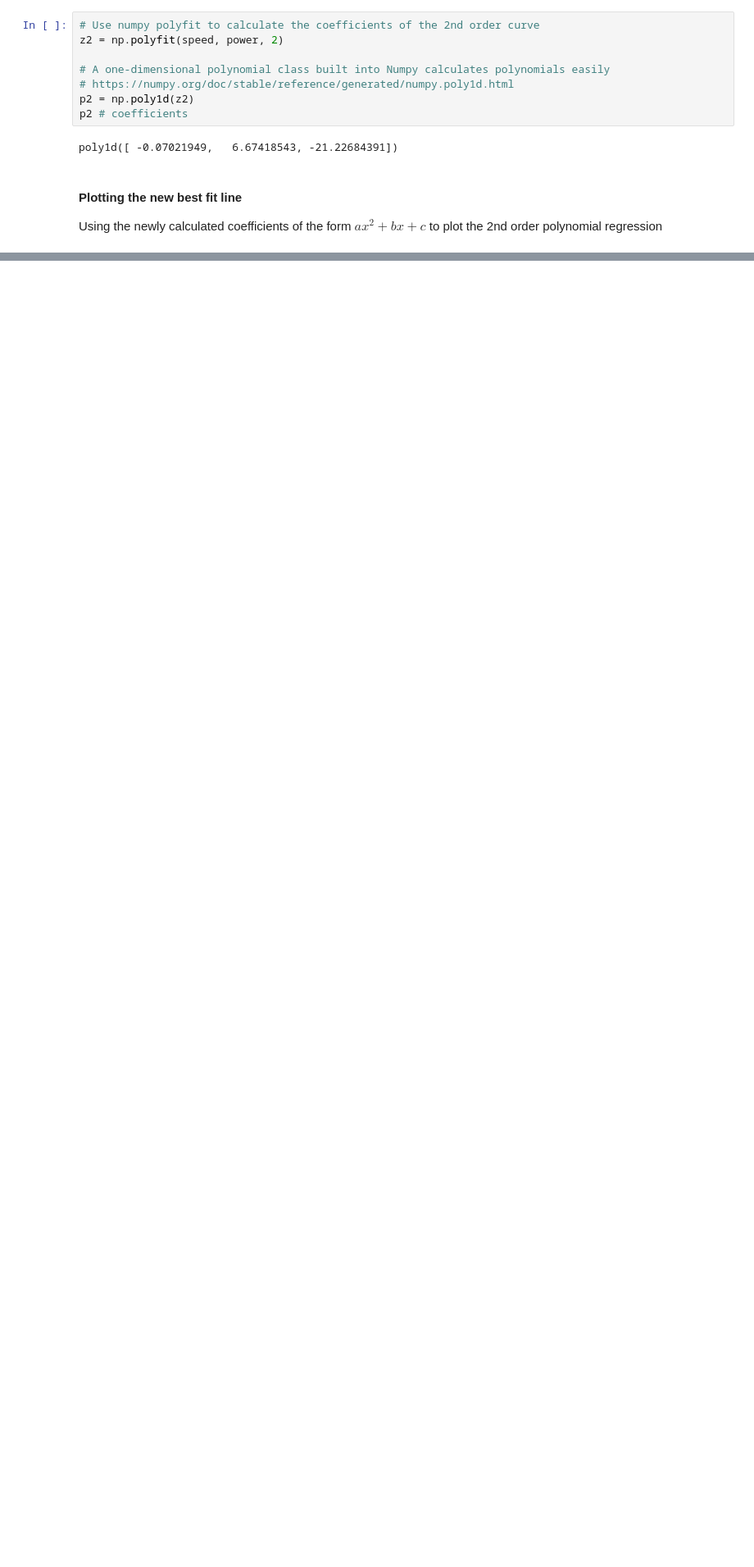
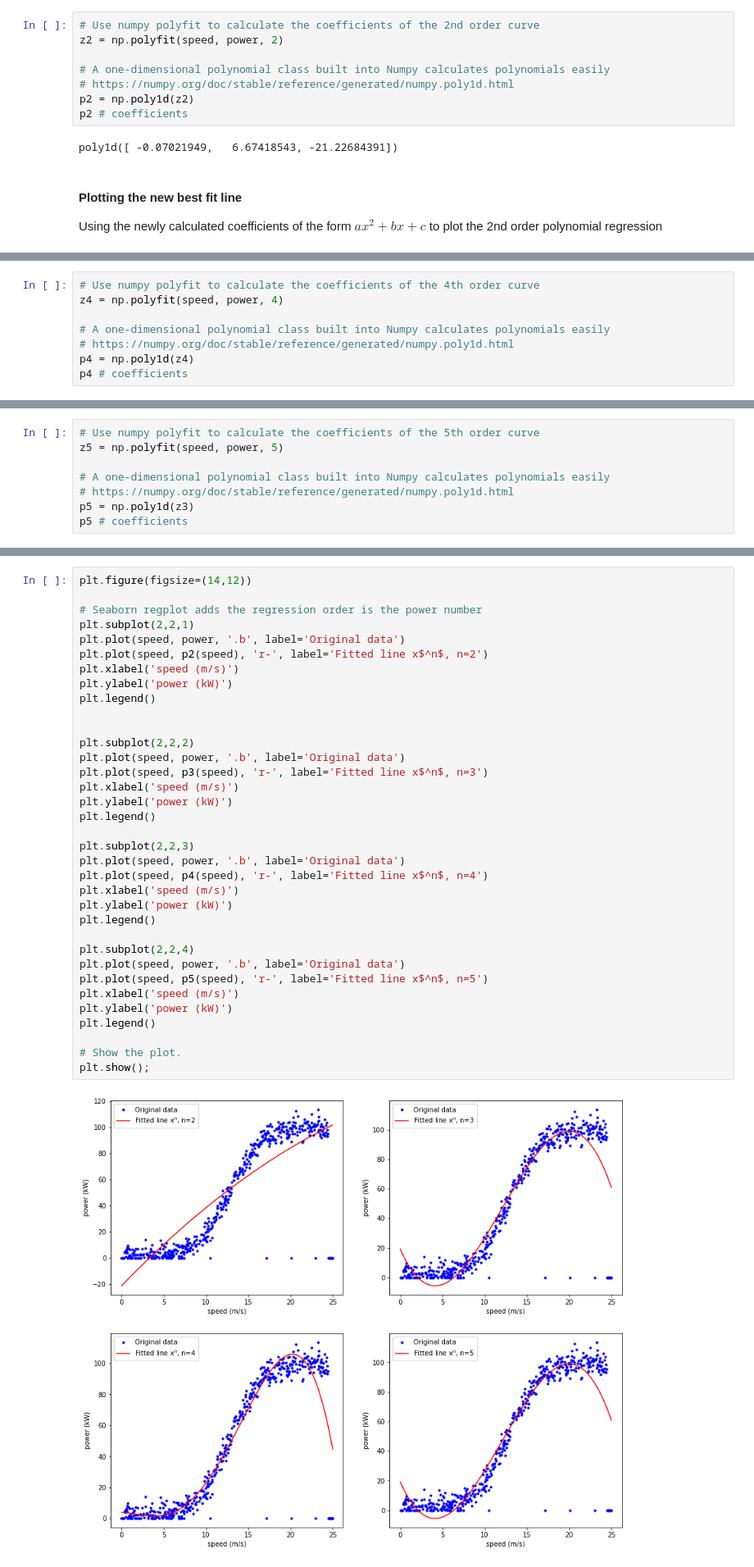
Before and after one commit to killfoley/fundamentalsofDA_project, a Jupyter notebook: Project.ipynb, the cells around one changed output, grey strips where cells are left out. Shown at 82% size. Saved outputs shown, nothing was run; the diff lists cells and outputs as text; blank space fills up the shorter version.

Commit message:
calculated 3rd 4th and 5th order polynomials and plotted them with Numpy

```diff
--- a/Project.ipynb
+++ b/Project.ipynb
@@ -291,0 +302,8 @@ plt.show();
+# %%
+# Use numpy polyfit to calculate the coefficients of the 4th order curve
+z4 = np.polyfit(speed, power, 4)
+
+# A one-dimensional polynomial class built into Numpy calculates polynomials easily
+# https://numpy.org/doc/stable/reference/generated/numpy.poly1d.html
+p4 = np.poly1d(z4)
+p4 # coefficients
@@ -291,0 +313,8 @@ plt.show();
+# %%
+# Use numpy polyfit to calculate the coefficients of the 5th order curve
+z5 = np.polyfit(speed, power, 5)
+
+# A one-dimensional polynomial class built into Numpy calculates polynomials easily
+# https://numpy.org/doc/stable/reference/generated/numpy.poly1d.html
+p5 = np.poly1d(z3)
+p5 # coefficients
@@ -292,3 +323,40 @@ plt.show();
+# %%
+plt.figure(figsize=(14,12))
+
+# Seaborn regplot adds the regression order is the power number
+plt.subplot(2,2,1)
+plt.plot(speed, power, '.b', label='Original data')
+plt.plot(speed, p2(speed), 'r-', label='Fitted line x$^n$, n=2')
+plt.xlabel('speed (m/s)')
+plt.ylabel('power (kW)')
+plt.legend()
+
+
+plt.subplot(2,2,2)
+plt.plot(speed, power, '.b', label='Original data')
+plt.plot(speed, p3(speed), 'r-', label='Fitted line x$^n$, n=3')
+plt.xlabel('speed (m/s)')
+plt.ylabel('power (kW)')
+plt.legend()
+
+plt.subplot(2,2,3)
+plt.plot(speed, power, '.b', label='Original data')
+plt.plot(speed, p4(speed), 'r-', label='Fitted line x$^n$, n=4')
+plt.xlabel('speed (m/s)')
+plt.ylabel('power (kW)')
+plt.legend()
+
+plt.subplot(2,2,4)
+plt.plot(speed, power, '.b', label='Original data')
+plt.plot(speed, p5(speed), 'r-', label='Fitted line x$^n$, n=5')
+plt.xlabel('speed (m/s)')
+plt.ylabel('power (kW)')
+plt.legend()
+
+# Show the plot.
+plt.show();
+# %% [output]
+[figure, added]
 # %% [markdown]
 ### References
 [1] Linear Regression; [Stat.yale.edu](http://www.stat.yale.edu/Courses/1997-98/101/linreg.htm#:~:text=Linear%20regression%20attempts%20to%20model,linear%20equation%20to%20observed%20data.&text=A%20linear%20regression%20line%20has,Y%20is%20the%20dependent%20variable.)<br />
```
Also changed, not shown: parts of 3 cells of this notebook.
